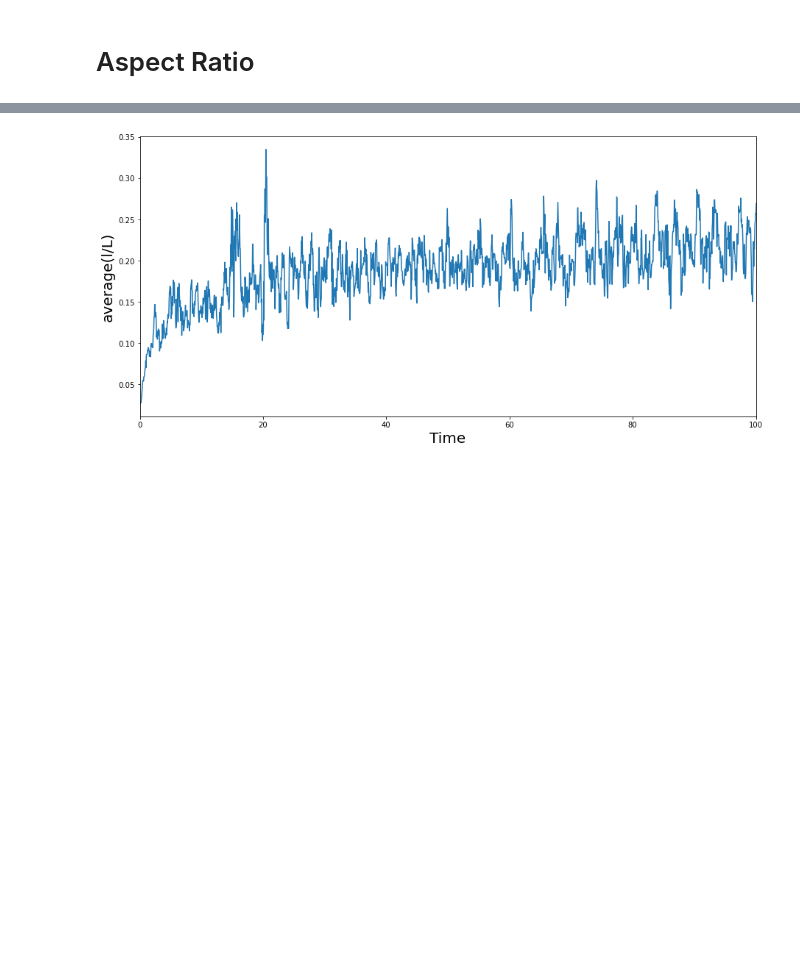
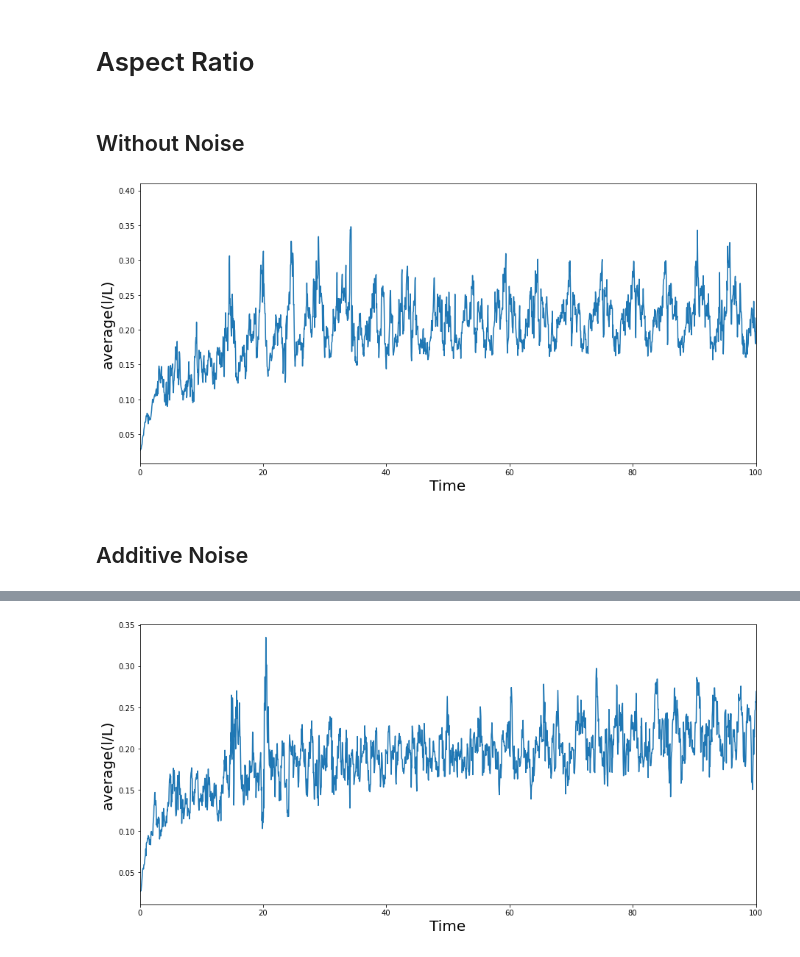
Before and after one commit to rsautter/Noisy-Complex-Ginzburg-Landau, a Jupyter notebook: Complemmentary.ipynb, the cells around one changed output, grey strips where cells are left out. Cells and saved outputs as stored; diff of their text form; code cells hidden in the pictures; blank space fills up the shorter version.

```diff
--- a/Complemmentary.ipynb
+++ b/Complemmentary.ipynb
@@ -33,3 +33,25 @@ def getBlobStatistics(img):
     normedBlobSize = getBlobSizes(img)/np.max(img.shape)
     #print(normedBlobSize)
     return np.average(normedBlobSize), np.std(normedBlobSize)
+# %% [markdown]
+## Without Noise
+# %%
+data = np.load("data/withoutNoise/data.npy")
+times = np.load("data/withoutNoise/times.npy")
+# %%
+avgs,stds = [],[]
+for d in data:
+    avg,std = getBlobStatistics(np.real(d))
+    avgs.append(avg)
+    stds.append(std)
+# %%
+plt.figure(figsize=(15,7))
+plt.plot(np.arange(len(avgs))/20,avgs)
+plt.ylabel("average(l/L)",fontsize=20)
+plt.xlabel("Time",fontsize=20)
+plt.xlim(0,100)
+plt.show()
+# %% [output]
+[figure, added]
+# %% [markdown]
+## Additive Noise
```
Also changed, not shown: parts of 5 cells of this notebook.
